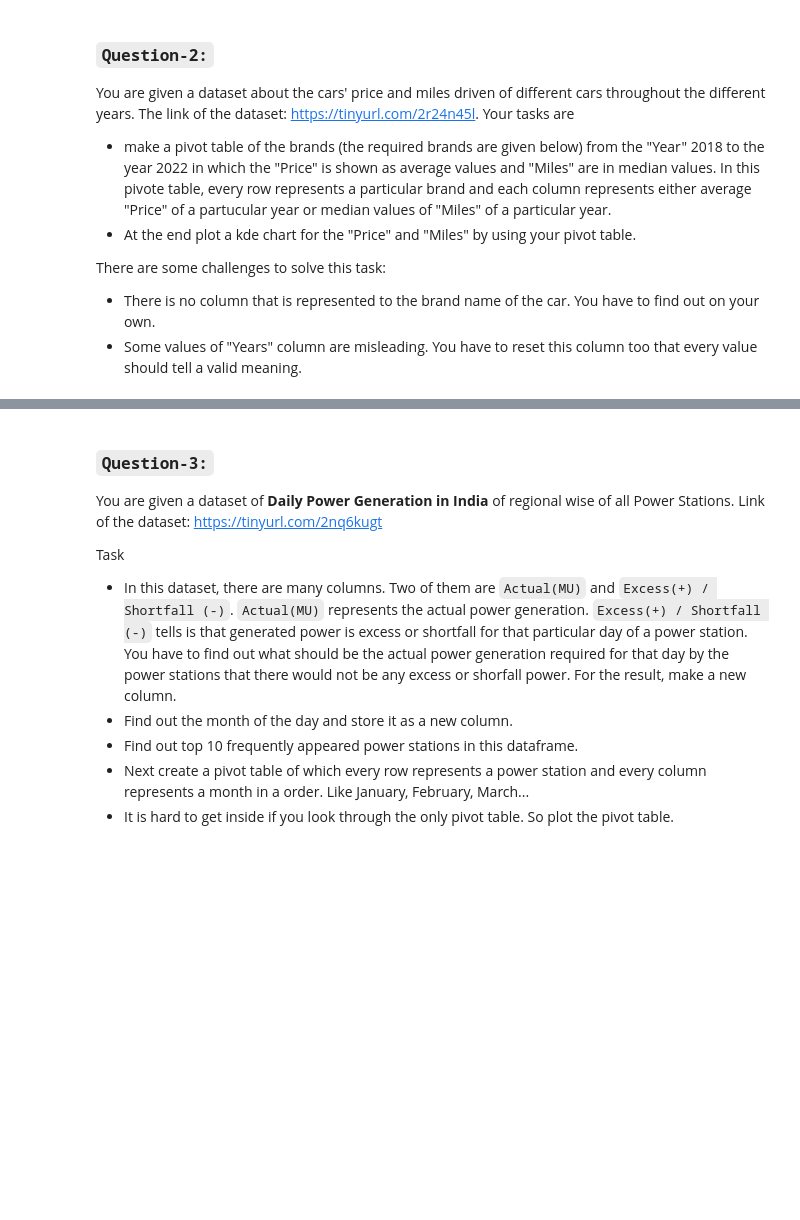
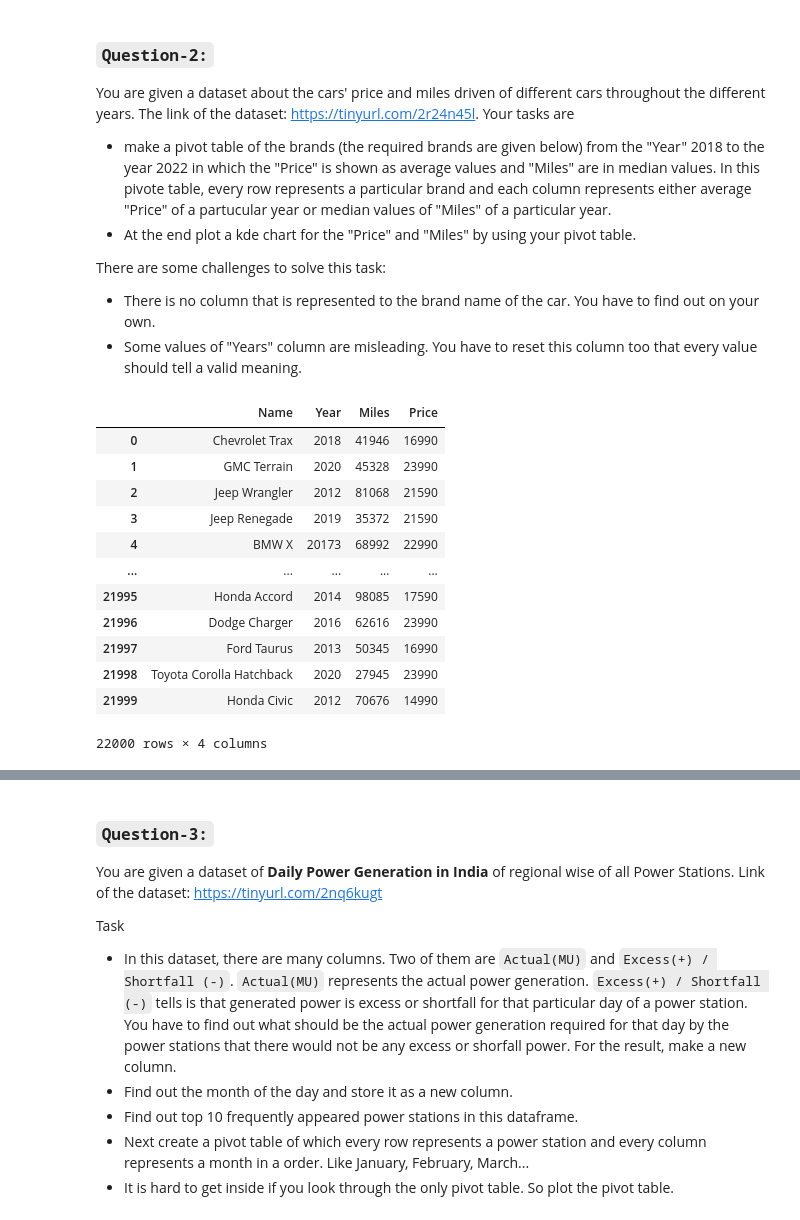
Before and after one commit to Akash11gavhane/Python, a Jupyter notebook: Pandas/task_22.ipynb, the cells around one changed output, grey strips where cells are left out. Cells and saved outputs as stored; diff of their text form; code cells hidden in the pictures; blank space fills up the shorter version.

```diff
--- a/Pandas/task_22.ipynb
+++ b/Pandas/task_22.ipynb
@@ -67,3 +83,20 @@ There are some challenges to solve this task:
 - Some values of "Years" column are misleading. You have to reset this column too that every value should tell a valid meaning.
 # %%
 # code here
+
+cars = pd.read_csv("carvana - carvana.csv")
+cars
+# %% [output]
+|  | Name | Year | Miles | Price |
+| 0 | Chevrolet Trax | 2018 | 41946 | 16990 |
+| 1 | GMC Terrain | 2020 | 45328 | 23990 |
+| 2 | Jeep Wrangler | 2012 | 81068 | 21590 |
+| 3 | Jeep Renegade | 2019 | 35372 | 21590 |
+| 4 | BMW X | 20173 | 68992 | 22990 |
+| ... | ... | ... | ... | ... |
+| 21995 | Honda Accord | 2014 | 98085 | 17590 |
+| 21996 | Dodge Charger | 2016 | 62616 | 23990 |
+| 21997 | Ford Taurus | 2013 | 50345 | 16990 |
+| 21998 | Toyota Corolla Hatchback | 2020 | 27945 | 23990 |
+| 21999 | Honda Civic | 2012 | 70676 | 14990 |
+22000 rows × 4 columns
```
Also changed, not shown: parts of 4 cells of this notebook, 3 other files.
